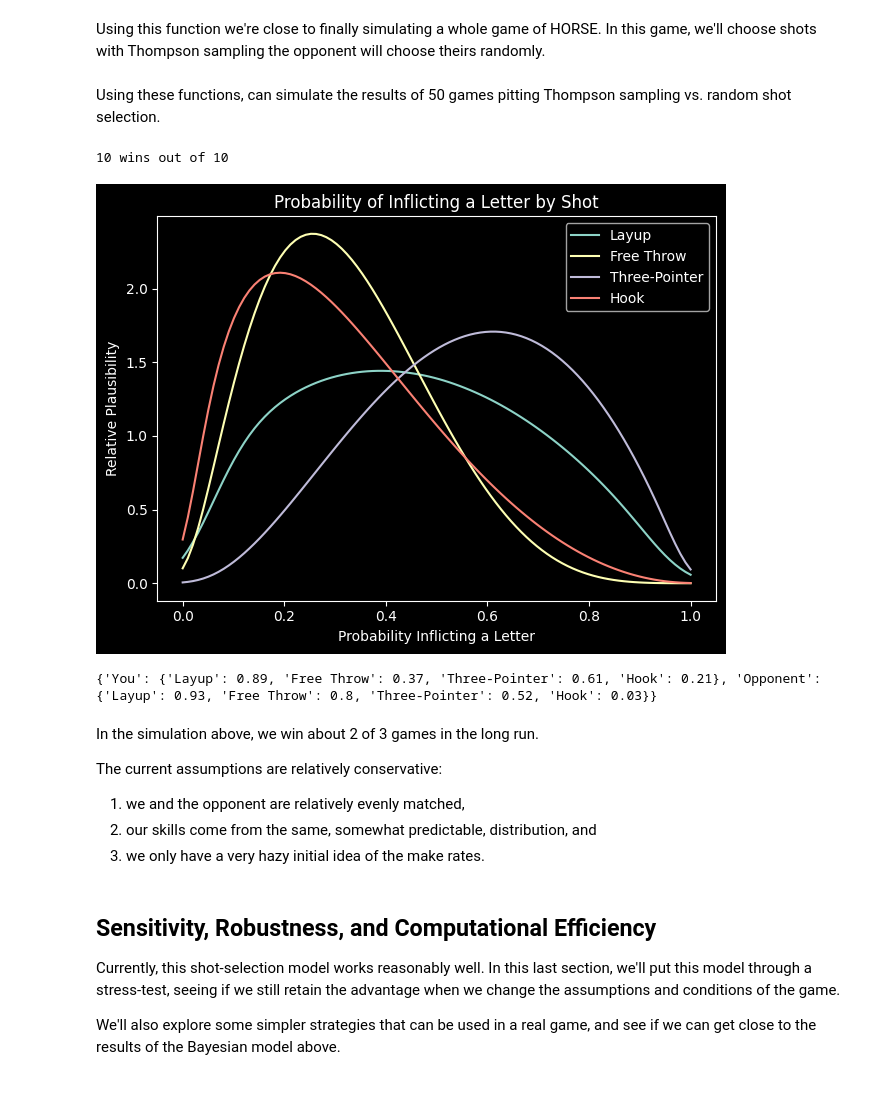
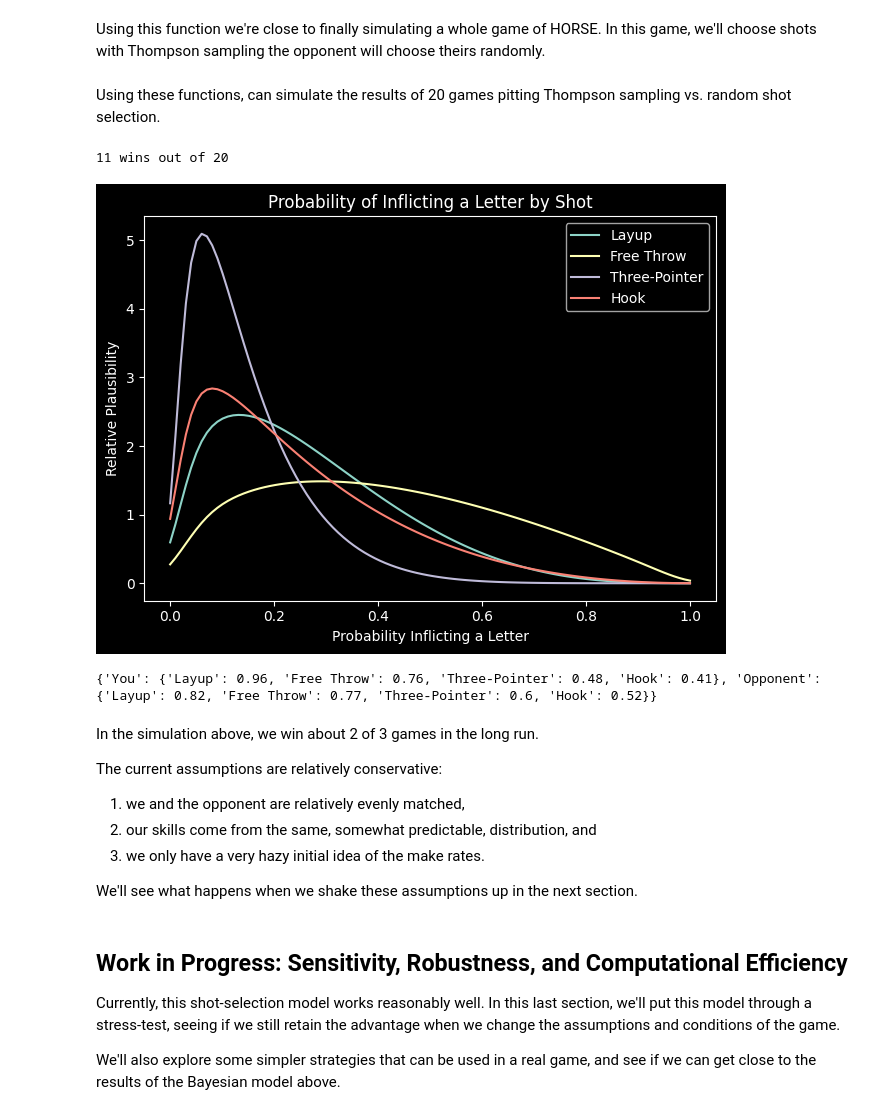
Before and after one commit to SamFarhi/horse-bayesian-strategy, a Jupyter notebook: HORSE.ipynb, the cells around one changed output. Drawn from its saved outputs; the diff is of its cells as text; code cells hidden in the pictures.

```diff
--- a/HORSE.ipynb
+++ b/HORSE.ipynb
@@ -269,7 +269,7 @@ your_stats = {
 }
 
 def make_dist(stats):
-    '''Make a distribution given shot'''
+    '''Make a probability distribution given make:miss evidence'''
     makes = stats['makes']
     misses = stats['misses']
     return Pmf(beta.pdf(make_qs, makes, misses), make_qs)
@@ -277,7 +277,7 @@ def make_dist(stats):
 
 plt.figure(figsize=(8, 6))
 
-# plot each shot
+# Plot each shot
 for shot in your_stats.keys():
     plt.plot(make_dist(your_stats[shot]), label = shot)
 
@@ -291,7 +291,7 @@ plt.show()
 # %% [markdown]
 We also don't know our opponents true rates. The most parsimonious assumption, in my opinion, is that they're similar to ours, but with wider ranges.
 # %%
-# prior distributions of opponent's shots - Parameters are all the same as ours but cut in half to represent less certainty
+# Prior distributions of opponent's shots - Parameters are all the same as ours but cut in half to represent less certainty
 opp_stats = {
     'Layup': {'makes': 9, 'misses': 1},
     'Free Throw': {'makes': 3.5, 'misses': 1.5},
@@ -299,9 +299,11 @@ opp_stats = {
     'Hook': {'makes': 2, 'misses': 10}
 }
 
+stats = {'You': your_stats, 'Opponent': opp_stats}
+
 fig, axes = plt.subplots(2, 2, figsize=(10, 8))
 
-#Plot both distribution for each shot, each in a seperate box
+# Plot both distribution for each shot, each in a seperate box
 for ax, shot in zip(axes.flat, your_stats):
     ax.plot(make_dist(your_stats[shot]), label = 'You')
     ax.plot(make_dist(opp_stats[shot]), label = 'Opponent')
@@ -485,32 +487,34 @@ def set_true_probs(layup, freethrow, threepointer, hook, layup_opp, freethrow_op
     'Opponent': {'Layup': layup_opp, 'Free Throw': freethrow_opp, 'Three-Pointer': threepointer_opp, 'Hook': hook_opp}
     }
 # %% [markdown]
-Using these functions, can simulate the results of 50 games pitting Thompson sampling vs. random shot selection.
+Using these functions, can simulate the results of 20 games pitting Thompson sampling vs. random shot selection.
 # %%
 wins = 0
-trials = 10
+trials = 20
 
 for i in range(trials):
 
-    #reset priors beliefs - make them only vaguely informative
+    # Reset priors beliefs each game - make them only vaguely informative
     set_stats((4,1),(2,1),(1,1),(1,2),(2,0.5),(1,0.5),(0.5,0.5),(0.5,1))
 
-    #randomly assign true probabilities for each game,
+    # Randomly assign true probabilities for each game,
     set_true_probs(round(np.random.beta(12, 3), 2), round(np.random.beta(6, 3), 2), round(np.random.beta(3,3), 2), round(np.random.beta(3,6), 2), round(np.random.beta(12,3), 2), round(np.random.beta(6,3),2), round(np.random.beta(3,3),2), round(np.random.beta(3,6), 2))
     wins+=full_game()
 
 
-
+# Display win rate for this simulation
 print(str(wins) + ' wins out of ' + str(trials))
 
-#uncomment the functions below to see what you learned throughout the last game:
 
+# Show your updated beliefs about each shot's effectiveness after the last simulated game.
 plot_shot_effectiveness(stats)
+
+# Show you vs. your opponent's true make rate
 print(true_probs)
 # %% [output]
-10 wins out of 10
+11 wins out of 20
-[figure, old version]
+[figure, new version]
-{'You': {'Layup': 0.89, 'Free Throw': 0.37, 'Three-Pointer': 0.61, 'Hook': 0.21}, 'Opponent': {'Layup': 0.93, 'Free Throw': 0.8, 'Three-Pointer': 0.52, 'Hook': 0.03}}
+{'You': {'Layup': 0.96, 'Free Throw': 0.76, 'Three-Pointer': 0.48, 'Hook': 0.41}, 'Opponent': {'Layup': 0.82, 'Free Throw': 0.77, 'Three-Pointer': 0.6, 'Hook': 0.52}}
 # %% [markdown]
 In the simulation above, we win about 2 of 3 games in the long run.
 
@@ -518,8 +522,10 @@ The current assumptions are relatively conservative:
 1. we and the opponent are relatively evenly matched,
 2. our skills come from the same, somewhat predictable, distribution, and
 3. we only have a very hazy initial idea of the make rates.
+
+We'll see what happens when we shake these assumptions up in the next section.
 # %% [markdown]
-## Sensitivity, Robustness, and Computational Efficiency
+## Work in Progress: Sensitivity, Robustness, and Computational Efficiency
 
 Currently, this shot-selection model works reasonably well. In this last section, we'll put this model through a stress-test, seeing if we still retain the advantage when we change the assumptions and conditions of the game.
 
```
Also changed, not shown: parts of 10 cells of this notebook, 1 other file.
